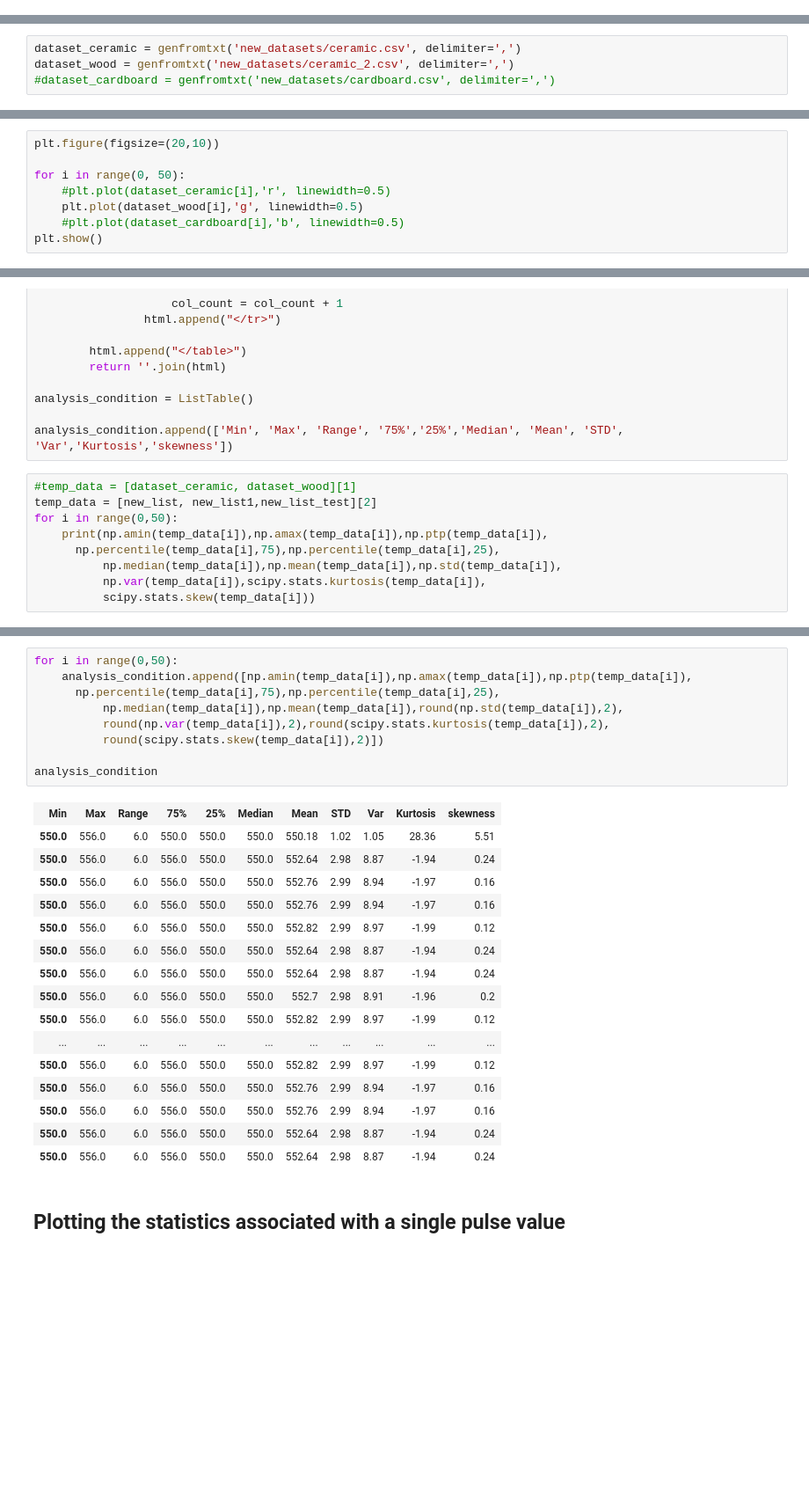
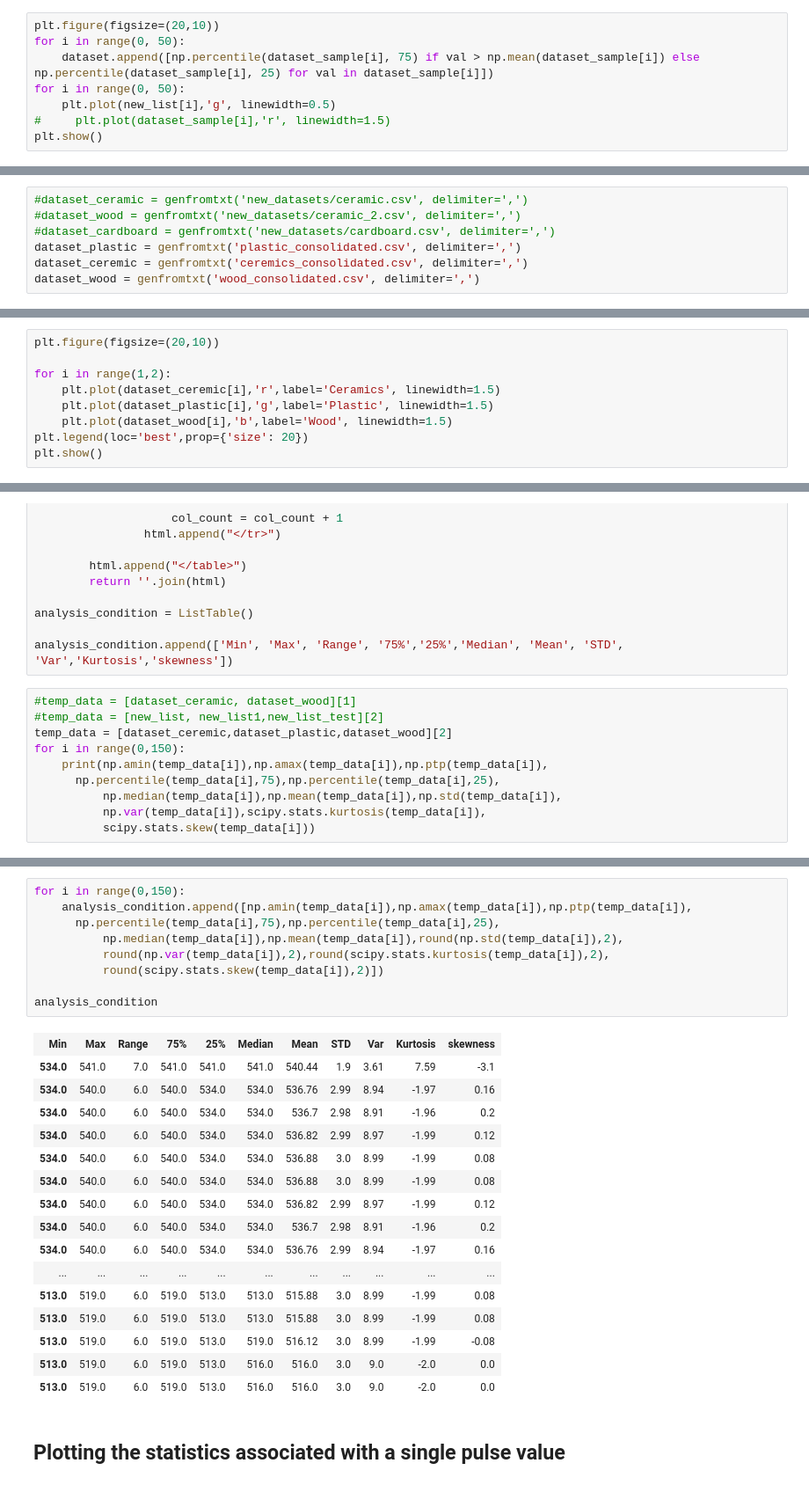
Before and after one commit to AnshulHedau/Pehchaan-The-Identifier, a Jupyter notebook: Data_Analysis_Python/Data Classification.ipynb, the cells around one changed output, grey strips where cells are left out. Shown at 88% size. Saved outputs shown, nothing was run; the diff lists cells and outputs as text; blank space fills up the shorter version.

```diff
--- a/Data_Analysis_Python/Data Classification.ipynb
+++ b/Data_Analysis_Python/Data Classification.ipynb
@@ -22,0 +25,8 @@ plt.show()
+# %%
+plt.figure(figsize=(20,10))
+for i in range(0, 50):
+    dataset.append([np.percentile(dataset_sample[i], 75) if val > np.mean(dataset_sample[i]) else np.percentile(dataset_sample[i], 25) for val in dataset_sample[i]])
+for i in range(0, 50):
+    plt.plot(new_list[i],'g', linewidth=0.5)
+#     plt.plot(dataset_sample[i],'r', linewidth=1.5)
+plt.show()
@@ -25,17 +46,21 @@ plt.show()
 # %% [markdown]
 Each of the dataset contain a total of 10,000 points in the form of 100x100 format. All the different datapoints have been collected with the apparatus being kept at a distance of 8cm from the object.
 # %%
-dataset_ceramic = genfromtxt('new_datasets/ceramic.csv', delimiter=',')
-dataset_wood = genfromtxt('new_datasets/ceramic_2.csv', delimiter=',')
+#dataset_ceramic = genfromtxt('new_datasets/ceramic.csv', delimiter=',')
+#dataset_wood = genfromtxt('new_datasets/ceramic_2.csv', delimiter=',')
 #dataset_cardboard = genfromtxt('new_datasets/cardboard.csv', delimiter=',')
+dataset_plastic = genfromtxt('plastic_consolidated.csv', delimiter=',')
+dataset_ceremic = genfromtxt('ceremics_consolidated.csv', delimiter=',')
+dataset_wood = genfromtxt('wood_consolidated.csv', delimiter=',')
 # %% [markdown]
 ## Plotting the pulse values
 # %%
 plt.figure(figsize=(20,10))
 
-for i in range(0, 50):
-    #plt.plot(dataset_ceramic[i],'r', linewidth=0.5)
-    plt.plot(dataset_wood[i],'g', linewidth=0.5)
-    #plt.plot(dataset_cardboard[i],'b', linewidth=0.5)
+for i in range(1,2):
+    plt.plot(dataset_ceremic[i],'r',label='Ceramics', linewidth=1.5)
+    plt.plot(dataset_plastic[i],'g',label='Plastic', linewidth=1.5)
+    plt.plot(dataset_wood[i],'b',label='Wood', linewidth=1.5)
+plt.legend(loc='best',prop={'size': 20})
 plt.show()
 # %% [output]
@@ -80,8 +105,9 @@ analysis_condition = ListTable()
 analysis_condition.append(['Min', 'Max', 'Range', '75%','25%','Median', 'Mean', 'STD', 'Var','Kurtosis','skewness'])
 # %%
 #temp_data = [dataset_ceramic, dataset_wood][1]
-temp_data = [new_list, new_list1,new_list_test][2]
-for i in range(0,50):
+#temp_data = [new_list, new_list1,new_list_test][2]
+temp_data = [dataset_ceremic,dataset_plastic,dataset_wood][2]
+for i in range(0,150):
     print(np.amin(temp_data[i]),np.amax(temp_data[i]),np.ptp(temp_data[i]),
       np.percentile(temp_data[i],75),np.percentile(temp_data[i],25),
           np.median(temp_data[i]),np.mean(temp_data[i]),np.std(temp_data[i]),
@@ -108,29 +134,29 @@ for i in range(0,50):
 # %%
-for i in range(0,50):
+for i in range(0,150):
     analysis_condition.append([np.amin(temp_data[i]),np.amax(temp_data[i]),np.ptp(temp_data[i]),
       np.percentile(temp_data[i],75),np.percentile(temp_data[i],25),
           np.median(temp_data[i]),np.mean(temp_data[i]),round(np.std(temp_data[i]),2),
           round(np.var(temp_data[i]),2),round(scipy.stats.kurtosis(temp_data[i]),2),
           round(scipy.stats.skew(temp_data[i]),2)])
 
 analysis_condition
 # %% [output]
 | Min | Max | Range | 75% | 25% | Median | Mean | STD | Var | Kurtosis | skewness |
-| 550.0 | 556.0 | 6.0 | 550.0 | 550.0 | 550.0 | 550.18 | 1.02 | 1.05 | 28.36 | 5.51 |
-| 550.0 | 556.0 | 6.0 | 556.0 | 550.0 | 550.0 | 552.64 | 2.98 | 8.87 | -1.94 | 0.24 |
-| 550.0 | 556.0 | 6.0 | 556.0 | 550.0 | 550.0 | 552.76 | 2.99 | 8.94 | -1.97 | 0.16 |
-| 550.0 | 556.0 | 6.0 | 556.0 | 550.0 | 550.0 | 552.76 | 2.99 | 8.94 | -1.97 | 0.16 |
-| 550.0 | 556.0 | 6.0 | 556.0 | 550.0 | 550.0 | 552.82 | 2.99 | 8.97 | -1.99 | 0.12 |
-| 550.0 | 556.0 | 6.0 | 556.0 | 550.0 | 550.0 | 552.64 | 2.98 | 8.87 | -1.94 | 0.24 |
-| 550.0 | 556.0 | 6.0 | 556.0 | 550.0 | 550.0 | 552.64 | 2.98 | 8.87 | -1.94 | 0.24 |
-| 550.0 | 556.0 | 6.0 | 556.0 | 550.0 | 550.0 | 552.7 | 2.98 | 8.91 | -1.96 | 0.2 |
-| 550.0 | 556.0 | 6.0 | 556.0 | 550.0 | 550.0 | 552.82 | 2.99 | 8.97 | -1.99 | 0.12 |
+| 534.0 | 541.0 | 7.0 | 541.0 | 541.0 | 541.0 | 540.44 | 1.9 | 3.61 | 7.59 | -3.1 |
+| 534.0 | 540.0 | 6.0 | 540.0 | 534.0 | 534.0 | 536.76 | 2.99 | 8.94 | -1.97 | 0.16 |
+| 534.0 | 540.0 | 6.0 | 540.0 | 534.0 | 534.0 | 536.7 | 2.98 | 8.91 | -1.96 | 0.2 |
+| 534.0 | 540.0 | 6.0 | 540.0 | 534.0 | 534.0 | 536.82 | 2.99 | 8.97 | -1.99 | 0.12 |
+| 534.0 | 540.0 | 6.0 | 540.0 | 534.0 | 534.0 | 536.88 | 3.0 | 8.99 | -1.99 | 0.08 |
+| 534.0 | 540.0 | 6.0 | 540.0 | 534.0 | 534.0 | 536.88 | 3.0 | 8.99 | -1.99 | 0.08 |
+| 534.0 | 540.0 | 6.0 | 540.0 | 534.0 | 534.0 | 536.82 | 2.99 | 8.97 | -1.99 | 0.12 |
+| 534.0 | 540.0 | 6.0 | 540.0 | 534.0 | 534.0 | 536.7 | 2.98 | 8.91 | -1.96 | 0.2 |
+| 534.0 | 540.0 | 6.0 | 540.0 | 534.0 | 534.0 | 536.76 | 2.99 | 8.94 | -1.97 | 0.16 |
 | ... | ... | ... | ... | ... | ... | ... | ... | ... | ... | ... |
-| 550.0 | 556.0 | 6.0 | 556.0 | 550.0 | 550.0 | 552.82 | 2.99 | 8.97 | -1.99 | 0.12 |
-| 550.0 | 556.0 | 6.0 | 556.0 | 550.0 | 550.0 | 552.76 | 2.99 | 8.94 | -1.97 | 0.16 |
-| 550.0 | 556.0 | 6.0 | 556.0 | 550.0 | 550.0 | 552.76 | 2.99 | 8.94 | -1.97 | 0.16 |
-| 550.0 | 556.0 | 6.0 | 556.0 | 550.0 | 550.0 | 552.64 | 2.98 | 8.87 | -1.94 | 0.24 |
-| 550.0 | 556.0 | 6.0 | 556.0 | 550.0 | 550.0 | 552.64 | 2.98 | 8.87 | -1.94 | 0.24 |
+| 513.0 | 519.0 | 6.0 | 519.0 | 513.0 | 513.0 | 515.88 | 3.0 | 8.99 | -1.99 | 0.08 |
+| 513.0 | 519.0 | 6.0 | 519.0 | 513.0 | 513.0 | 515.88 | 3.0 | 8.99 | -1.99 | 0.08 |
+| 513.0 | 519.0 | 6.0 | 519.0 | 513.0 | 519.0 | 516.12 | 3.0 | 8.99 | -1.99 | -0.08 |
+| 513.0 | 519.0 | 6.0 | 519.0 | 513.0 | 516.0 | 516.0 | 3.0 | 9.0 | -2.0 | 0.0 |
+| 513.0 | 519.0 | 6.0 | 519.0 | 513.0 | 516.0 | 516.0 | 3.0 | 9.0 | -2.0 | 0.0 |
 # %% [markdown]
 ## Plotting the statistics associated with a single pulse value
 # %%
```
Also changed, not shown: parts of 20 cells of this notebook, 4 other files.
